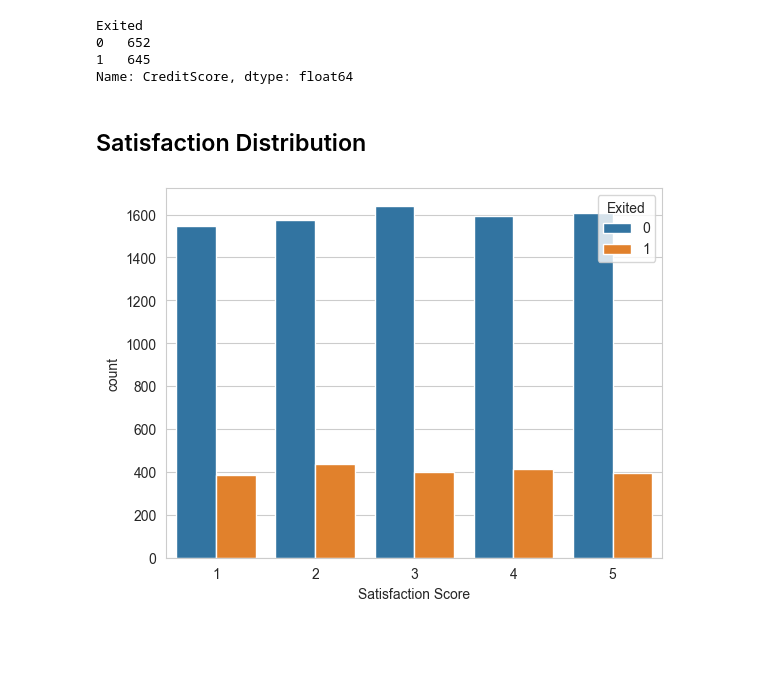
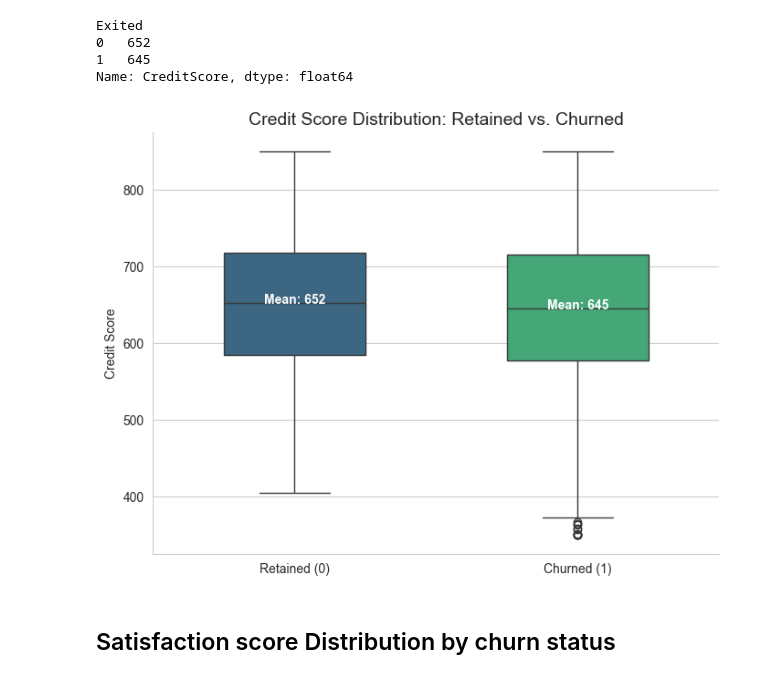
Before and after one commit to Omino250/Bank-Customer-Churn-Analysis, a Jupyter notebook: customer_churn.ipynb, the cells around one changed output. Drawn from its saved outputs; the diff is of its cells as text; code cells hidden in the pictures; blank space fills up the shorter version.

```diff
--- a/customer_churn.ipynb
+++ b/customer_churn.ipynb
@@ -433,10 +446,24 @@ Exited
 0   652
 1   645
 Name: CreditScore, dtype: float64
+# %%
+plt.figure(figsize=(8, 6))
+
+
+ax = sns.boxplot(x='Exited', y='CreditScore', hue='Exited', data=df, palette='viridis', width=0.5, legend=False)
+
+
+plt.text(0, 652, 'Mean: 652', color='white', ha='center', fontweight='bold')
+plt.text(1, 645, 'Mean: 645', color='white', ha='center', fontweight='bold')
+
+plt.title("Credit Score Distribution: Retained vs. Churned", fontsize=14)
+plt.xticks([0, 1], ['Retained (0)', 'Churned (1)'])
+plt.ylabel("Credit Score")
+plt.xlabel("")
+sns.despine()
+
+plt.show()
+# %% [output]
+[figure, added]
 # %% [markdown]
-## Satisfaction Distribution
+## Satisfaction score Distribution by churn status
-# %%
-sns.countplot(x='Satisfaction Score', hue='Exited', data=df)
-plt.show()
-# %% [output]
-[figure, removed]
```
Also changed, not shown: parts of 41 cells of this notebook, 4 other files.
